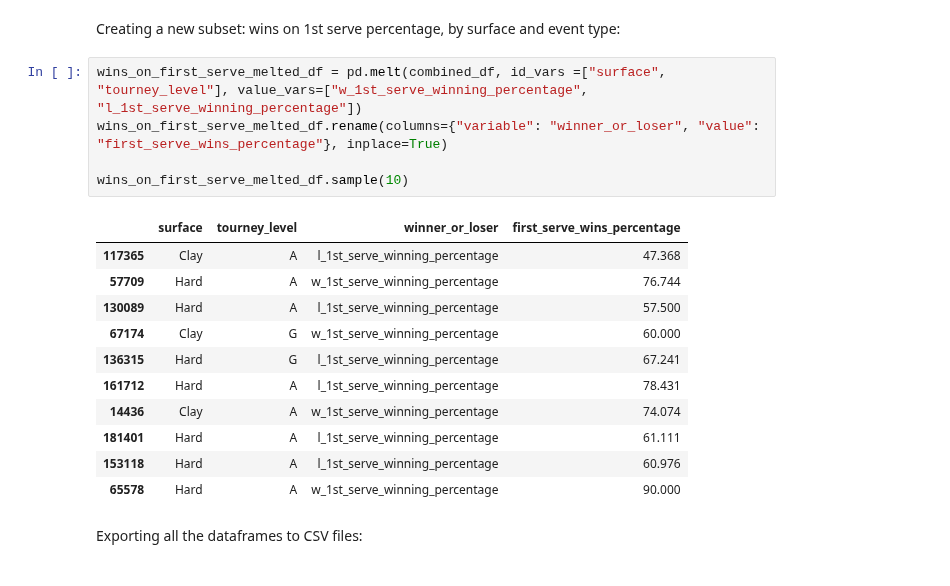
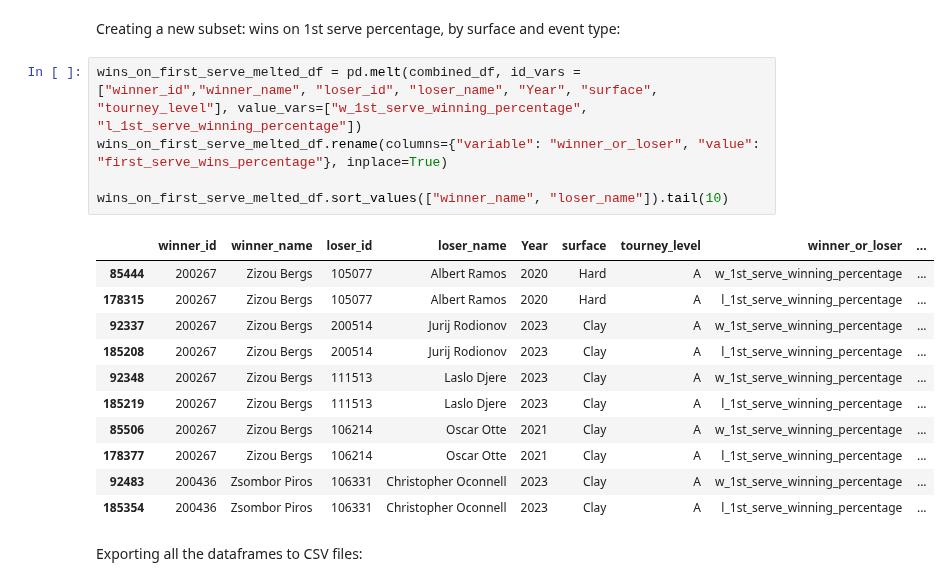
Before and after one commit to YoavWeller/Tennis_Analysis, a Jupyter notebook: tennis_analysis.ipynb, the cells around one changed output. Saved outputs shown, nothing was run; the diff lists cells and outputs as text.

```diff
--- a/tennis_analysis.ipynb
+++ b/tennis_analysis.ipynb
@@ -503,22 +496,22 @@ first_serve_in_melted_df.sample(10)
 # %% [markdown]
 Creating a new subset: wins on 1st serve percentage, by surface and event type:
 # %%
-wins_on_first_serve_melted_df = pd.melt(combined_df, id_vars =["surface", "tourney_level"], value_vars=["w_1st_serve_winning_percentage", "l_1st_serve_winning_percentage"])
+wins_on_first_serve_melted_df = pd.melt(combined_df, id_vars =["winner_id","winner_name", "loser_id", "loser_name", "Year", "surface", "tourney_level"], value_vars=["w_1st_serve_winning_percentage", "l_1st_serve_winning_percentage"])
 wins_on_first_serve_melted_df.rename(columns={"variable": "winner_or_loser", "value": "first_serve_wins_percentage"}, inplace=True)
 
-wins_on_first_serve_melted_df.sample(10)
+wins_on_first_serve_melted_df.sort_values(["winner_name", "loser_name"]).tail(10)
 # %% [output]
-|  | surface | tourney_level | winner_or_loser | first_serve_wins_percentage |
-| 117365 | Clay | A | l_1st_serve_winning_percentage | 47.368 |
-| 57709 | Hard | A | w_1st_serve_winning_percentage | 76.744 |
-| 130089 | Hard | A | l_1st_serve_winning_percentage | 57.500 |
-| 67174 | Clay | G | w_1st_serve_winning_percentage | 60.000 |
-| 136315 | Hard | G | l_1st_serve_winning_percentage | 67.241 |
-| 161712 | Hard | A | l_1st_serve_winning_percentage | 78.431 |
-| 14436 | Clay | A | w_1st_serve_winning_percentage | 74.074 |
-| 181401 | Hard | A | l_1st_serve_winning_percentage | 61.111 |
-| 153118 | Hard | A | l_1st_serve_winning_percentage | 60.976 |
-| 65578 | Hard | A | w_1st_serve_winning_percentage | 90.000 |
+|  | winner_id | winner_name | loser_id | loser_name | Year | surface | tourney_level | winner_or_loser | ... |
+| 85444 | 200267 | Zizou Bergs | 105077 | Albert Ramos | 2020 | Hard | A | w_1st_serve_winning_percentage | ... |
+| 178315 | 200267 | Zizou Bergs | 105077 | Albert Ramos | 2020 | Hard | A | l_1st_serve_winning_percentage | ... |
+| 92337 | 200267 | Zizou Bergs | 200514 | Jurij Rodionov | 2023 | Clay | A | w_1st_serve_winning_percentage | ... |
+| 185208 | 200267 | Zizou Bergs | 200514 | Jurij Rodionov | 2023 | Clay | A | l_1st_serve_winning_percentage | ... |
+| 92348 | 200267 | Zizou Bergs | 111513 | Laslo Djere | 2023 | Clay | A | w_1st_serve_winning_percentage | ... |
+| 185219 | 200267 | Zizou Bergs | 111513 | Laslo Djere | 2023 | Clay | A | l_1st_serve_winning_percentage | ... |
+| 85506 | 200267 | Zizou Bergs | 106214 | Oscar Otte | 2021 | Clay | A | w_1st_serve_winning_percentage | ... |
+| 178377 | 200267 | Zizou Bergs | 106214 | Oscar Otte | 2021 | Clay | A | l_1st_serve_winning_percentage | ... |
+| 92483 | 200436 | Zsombor Piros | 106331 | Christopher Oconnell | 2023 | Clay | A | w_1st_serve_winning_percentage | ... |
+| 185354 | 200436 | Zsombor Piros | 106331 | Christopher Oconnell | 2023 | Clay | A | l_1st_serve_winning_percentage | ... |
 # %% [markdown]
 Exporting all the dataframes to CSV files:
 # %%
```
Also changed, not shown: parts of 31 cells of this notebook.
